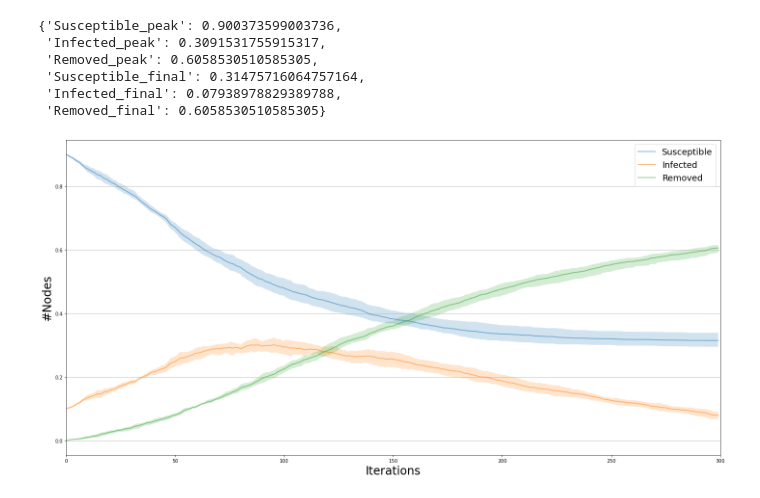
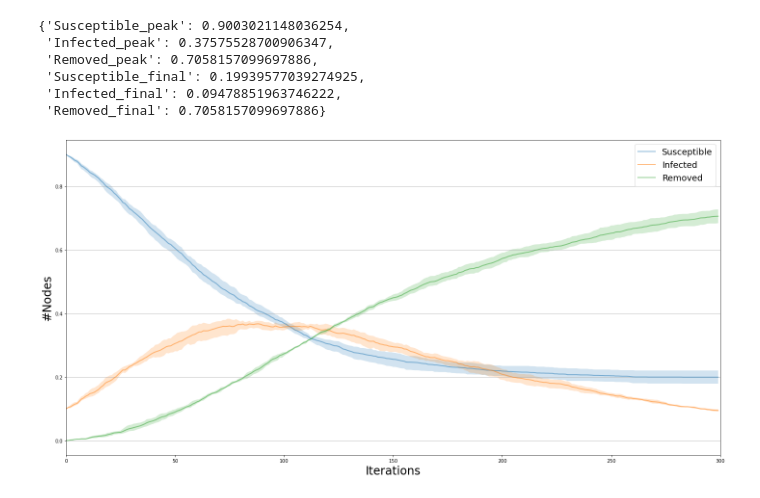
Before and after one commit to jim-g-n/nidmod, a Jupyter notebook: netdiffanalyse/examples/parameter_sweep_test.ipynb, the cells around one changed output. Drawn from its saved outputs; the diff is of its cells as text; code cells hidden in the pictures.

Commit message:
working parameter sweep

```diff
--- a/netdiffanalyse/examples/parameter_sweep_test.ipynb
+++ b/netdiffanalyse/examples/parameter_sweep_test.ipynb
@@ -89,13 +77,16 @@ for i in range(len(different_integrated_networks)):
-# %%
-network_assc_results_analysers[7].get_aggregate_statistics()
-# %% [output]
-{'Susceptible_peak': 0.900373599003736,
- 'Infected_peak': 0.3091531755915317,
- 'Removed_peak': 0.6058530510585305,
- 'Susceptible_final': 0.31475716064757164,
- 'Infected_final': 0.07938978829389788,
- 'Removed_final': 0.6058530510585305}
-# %%
-network_assc_results_analysers[7].plot_diff_trend()
-# %% [output]
-[figure, removed]
+# %%
+multi_network_diffusion = MultiNetworkDiffusion(different_integrated_networks, custom_diffusion_model)
+graph_assc_results_analysers = multi_network_diffusion.run_diffusion_model(simulation_parameters)
+# %%
+graph_assc_results_analysers[0].get_aggregate_statistics()
+# %% [output]
+{'Susceptible_peak': 0.9003021148036254,
+ 'Infected_peak': 0.37575528700906347,
+ 'Removed_peak': 0.7058157099697886,
+ 'Susceptible_final': 0.19939577039274925,
+ 'Infected_final': 0.09478851963746222,
+ 'Removed_final': 0.7058157099697886}
+# %%
+graph_assc_results_analysers[0].plot_diff_trend()
+# %% [output]
+[figure, added]
```
Also changed, not shown: parts of 4 cells of this notebook, 1 other file.
